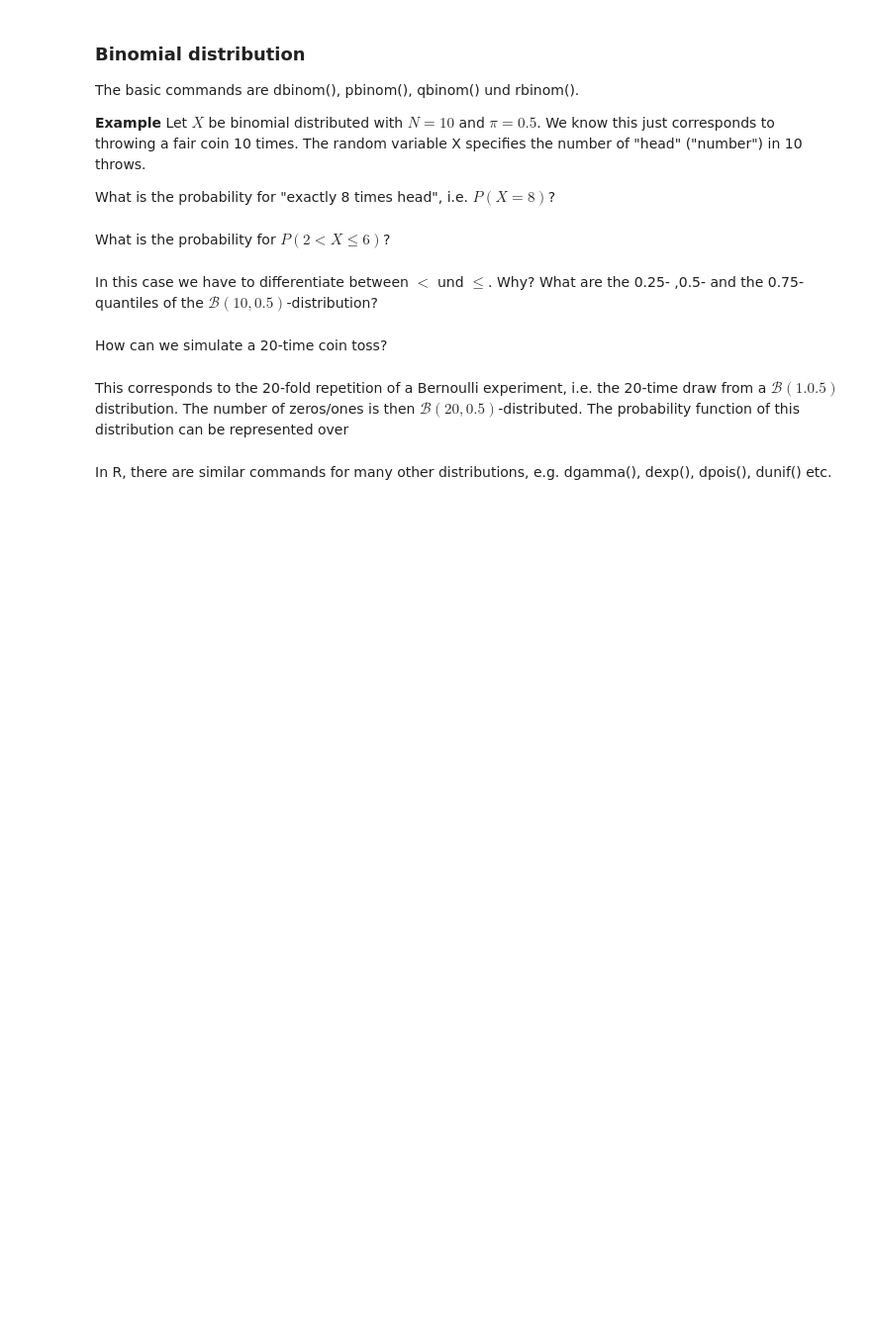
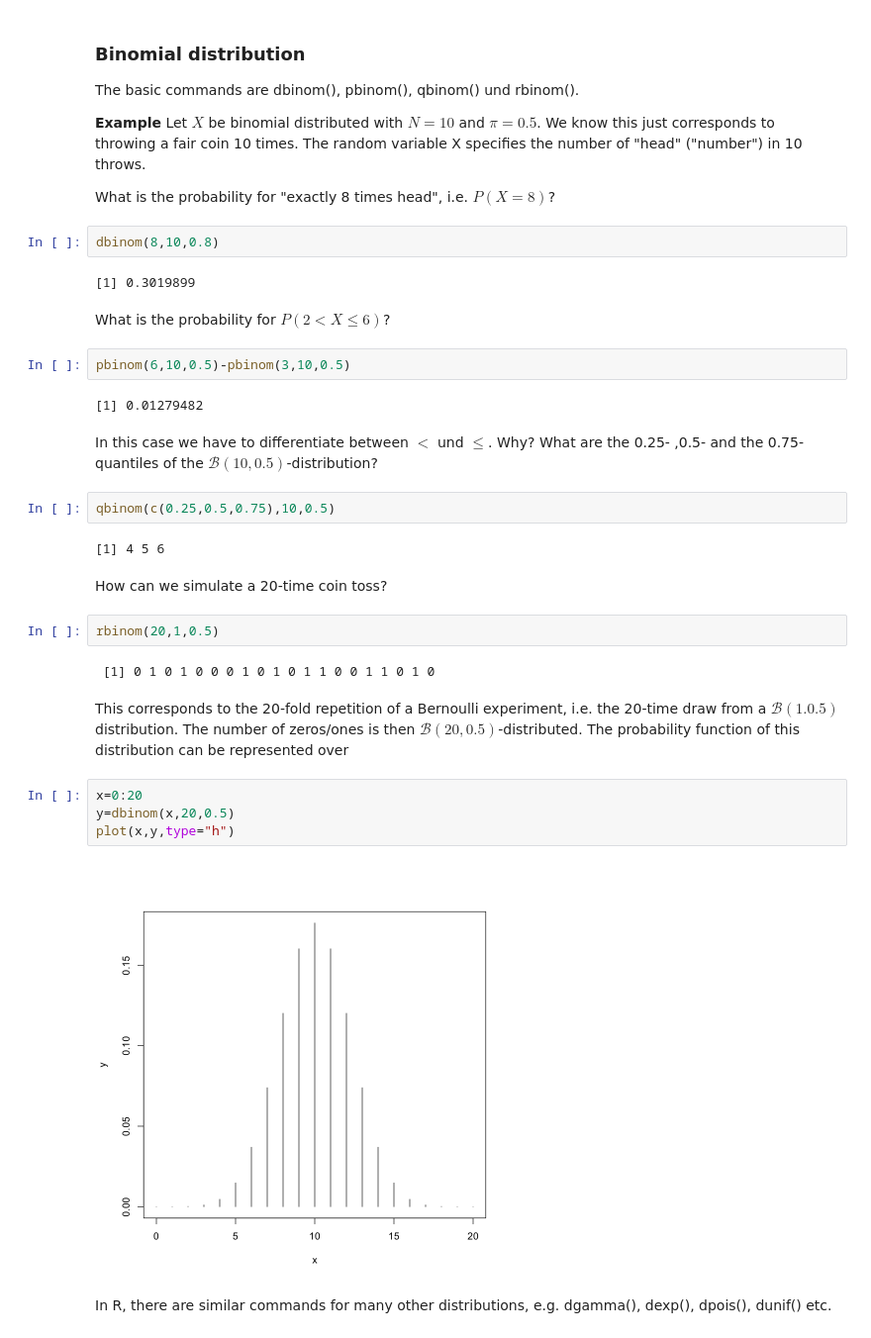
Before and after one commit to LJanys/CompStat, a Jupyter notebook: R Intro.ipynb, the cells around one changed output. Shown: that part at 99% size. Drawn from its saved outputs; the diff is of its cells as text; blank space fills up the shorter version.

```diff
--- a/R Intro.ipynb
+++ b/R Intro.ipynb
@@ -833,16 +869,38 @@ dbinom(), pbinom(), qbinom() und rbinom().
 Let $X$ be binomial distributed with $N = 10$ and $\pi = 0.5$. We know this just corresponds to throwing a fair coin 10 times. The random variable X specifies the number of "head" ("number") in 10 throws.
 
 What is the probability for "exactly 8 times head", i.e. $P(X=8)$?
+# %%
+dbinom(8,10,0.8)
+# %% [output]
+[1] 0.3019899
 # %% [markdown]
 
 What is the probability for $P(2<X\leq 6)$?
+# %%
+pbinom(6,10,0.5)-pbinom(3,10,0.5)
+# %% [output]
+[1] 0.01279482
 # %% [markdown]
 In this case we have to differentiate between $<$ und $\leq$. Why?
 What are the 0.25- ,0.5- and the 0.75-quantiles of the  $\mathcal{B}(10,0.5)$-distribution?
+# %%
+qbinom(c(0.25,0.5,0.75),10,0.5)
+# %% [output]
+[1] 4 5 6
 # %% [markdown]
 How can we simulate a 20-time coin toss?
+# %%
+rbinom(20,1,0.5)
+# %% [output]
+ [1] 0 1 0 1 0 0 0 1 0 1 0 1 1 0 0 1 1 0 1 0
 # %% [markdown]
  This corresponds to the 20-fold repetition of a Bernoulli experiment, i.e. the 20-time draw from a $\mathcal{B}(1.0.5)$ distribution. The number of zeros/ones is then $\mathcal{B}(20,0.5)$-distributed. The probability function of this distribution can be represented over
+# %%
+x=0:20
+y=dbinom(x,20,0.5)
+plot(x,y,type="h")
+# %% [output]
+[figure, added]
 # %% [markdown]
 In R, there are similar commands for many other distributions, e.g. dgamma(), dexp(), dpois(), dunif() etc.
 # %% [markdown]
```
Also changed, not shown: parts of 16 cells of this notebook, 1 other file.
